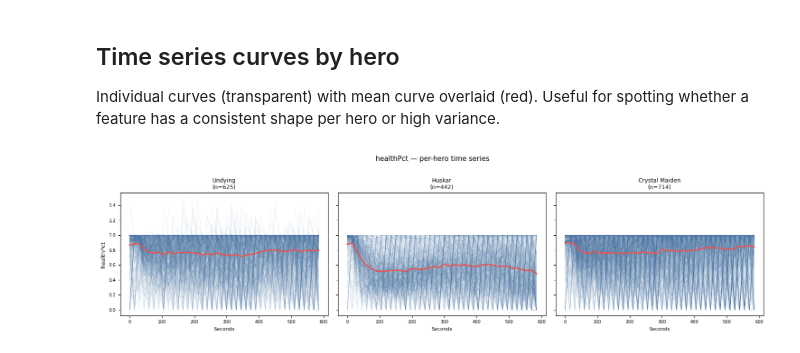
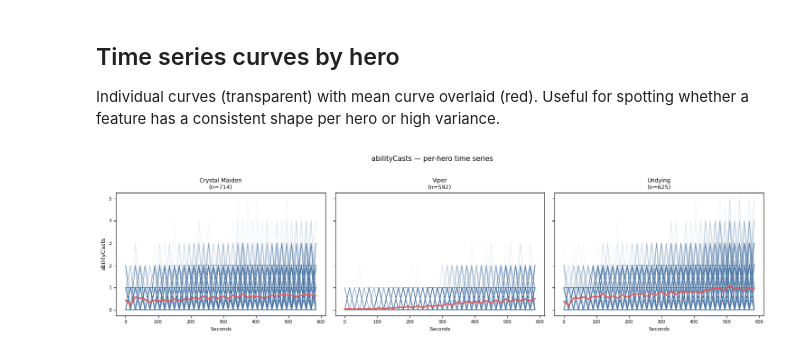
Before and after one commit to PBialek1/dota_emb, a Jupyter notebook: evaluation/feature_analysis.ipynb, the cells around one changed output. Drawn from its saved outputs; the diff is of its cells as text; code cells hidden in the pictures.

Commit message:
Add figures; update feature analysis and nn consistency notebooks
Co-Authored-By: Claude Sonnet 4.6 <noreply@anthropic.com>

```diff
--- a/evaluation/feature_analysis.ipynb
+++ b/evaluation/feature_analysis.ipynb
@@ -215,10 +215,11 @@ plt.show()
 
 Individual curves (transparent) with mean curve overlaid (red). Useful for spotting whether a feature has a consistent shape per hero or high variance.
 # %%
-heroes  = ['Undying', 'Huskar', 'Crystal Maiden']
+heroes  = ['Crystal Maiden', 'Viper', 'Undying']
 feature = 'damageDealtNorm'   # any base time series name, e.g. 'distToNearestTower', 'xpNorm'
-feature = 'manaPct'
-feature = 'healthPct'
+# feature = 'manaPct'
+# feature = 'healthPct'
+feature = 'abilityCasts'
 plot_timeseries_by_hero(df, feature, heroes)
 # %% [output]
-[figure, old version]
+[figure, new version]
```
Also changed, not shown: 31 other files.
